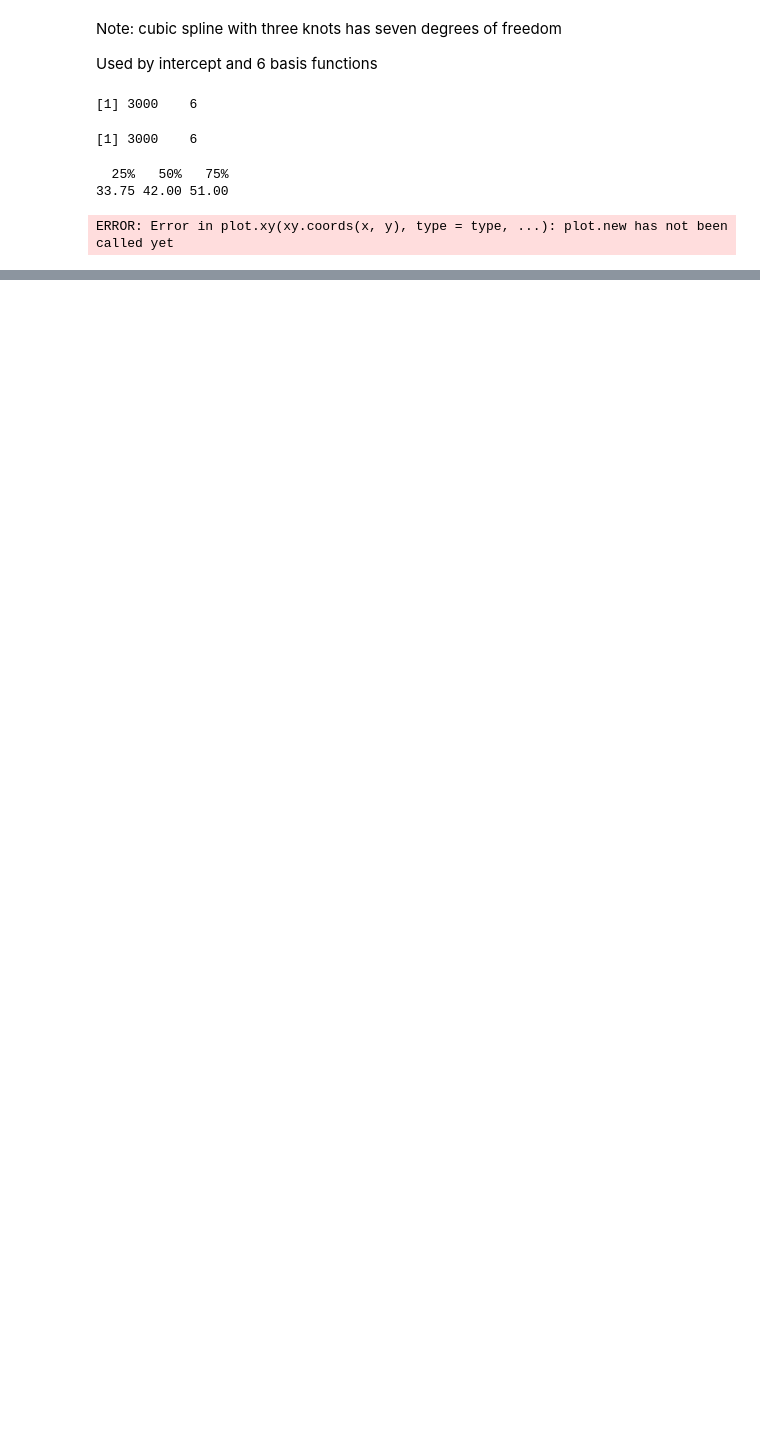
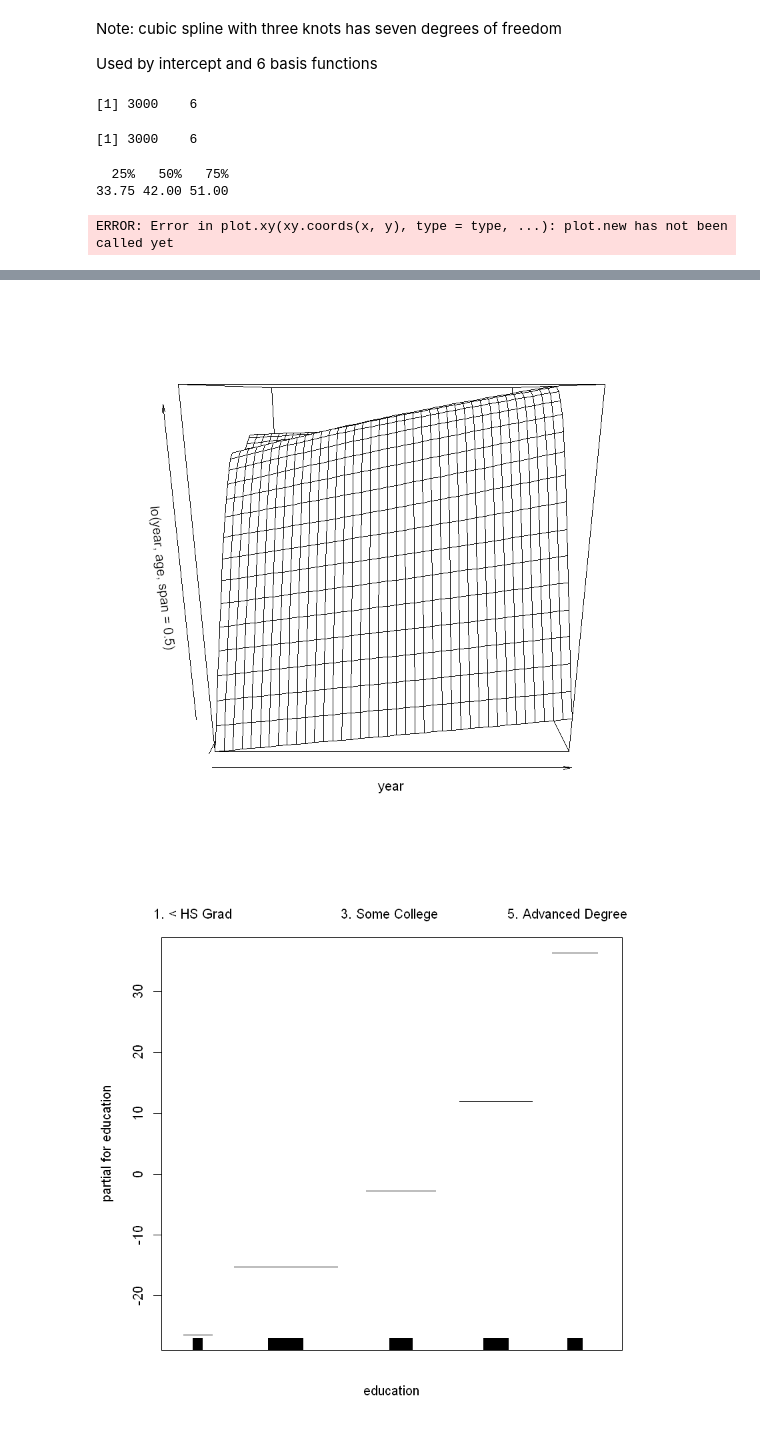
Before and after one commit to YMandCL/Learning-R, a Jupyter notebook: Lab Non-Linear Modeling.ipynb, the cells around one changed output, grey strips where cells are left out. Cells and saved outputs as stored; diff of their text form; code cells hidden in the pictures; blank space fills up the shorter version.

```diff
--- a/Lab Non-Linear Modeling.ipynb
+++ b/Lab Non-Linear Modeling.ipynb
@@ -208,0 +325,4 @@ ERROR: Error in plot.xy(xy.coords(x, y), type = type, ...): plot.new has not bee
+# %%
+#use lo() function to create interactions before calling the gam()
+gam.lo.i=gam(wage~lo(year,age,span=0.5)+education,
+            data=Wage)
@@ -208,0 +345,7 @@ ERROR: Error in plot.xy(xy.coords(x, y), type = type, ...): plot.new has not bee
+# %%
+#Fit 2 Term model which First term is an interaction between year and age
+#Fit by local regression surface
+#Plot 2D surface with akima
+library(akima)
+plot(gam.lo.i)
+# %% [output]
@@ -208,0 +354,2 @@ ERROR: Error in plot.xy(xy.coords(x, y), type = type, ...): plot.new has not bee
+[figure, added]
+[figure, added]
```
Also changed, not shown: parts of 22 cells of this notebook.
